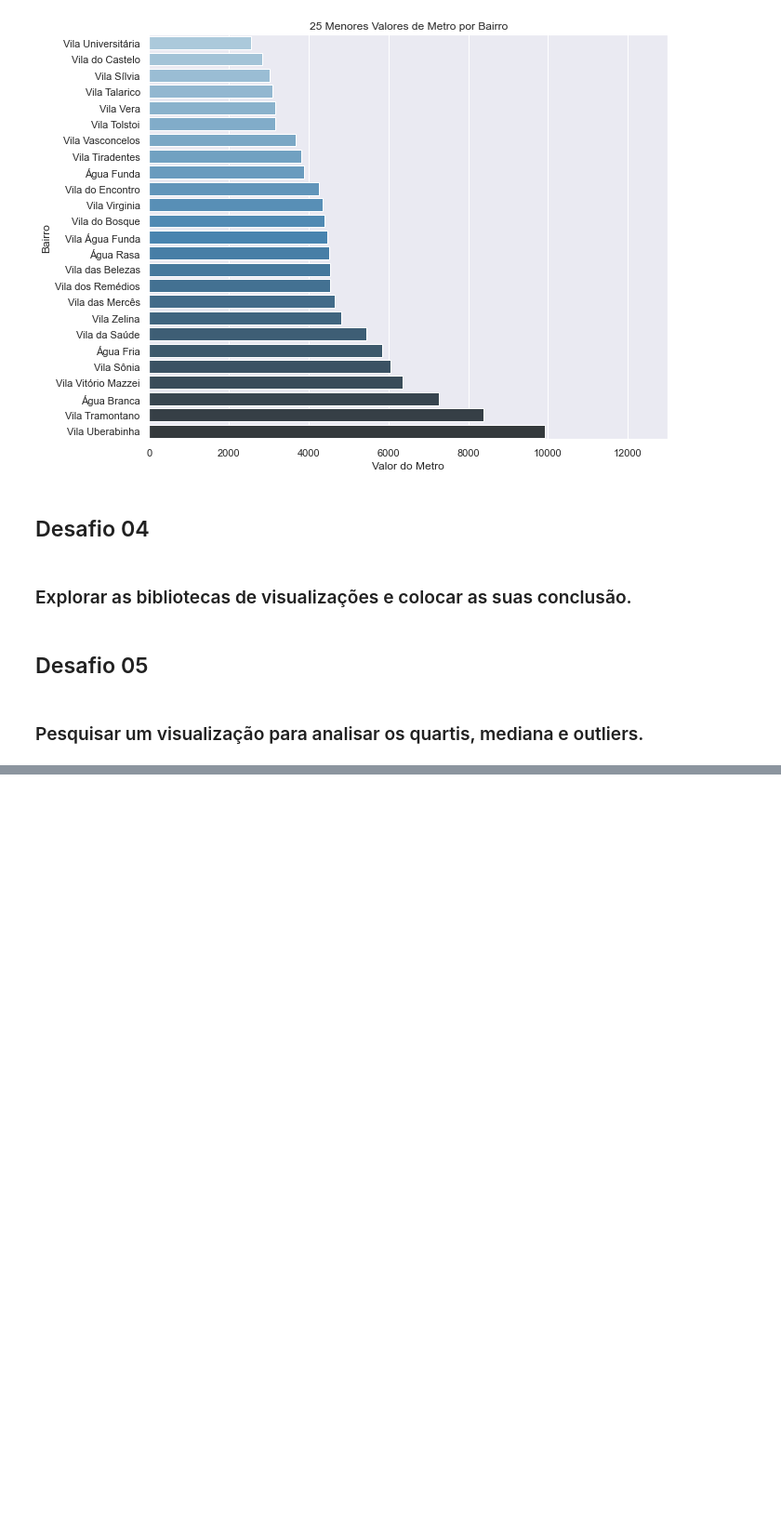
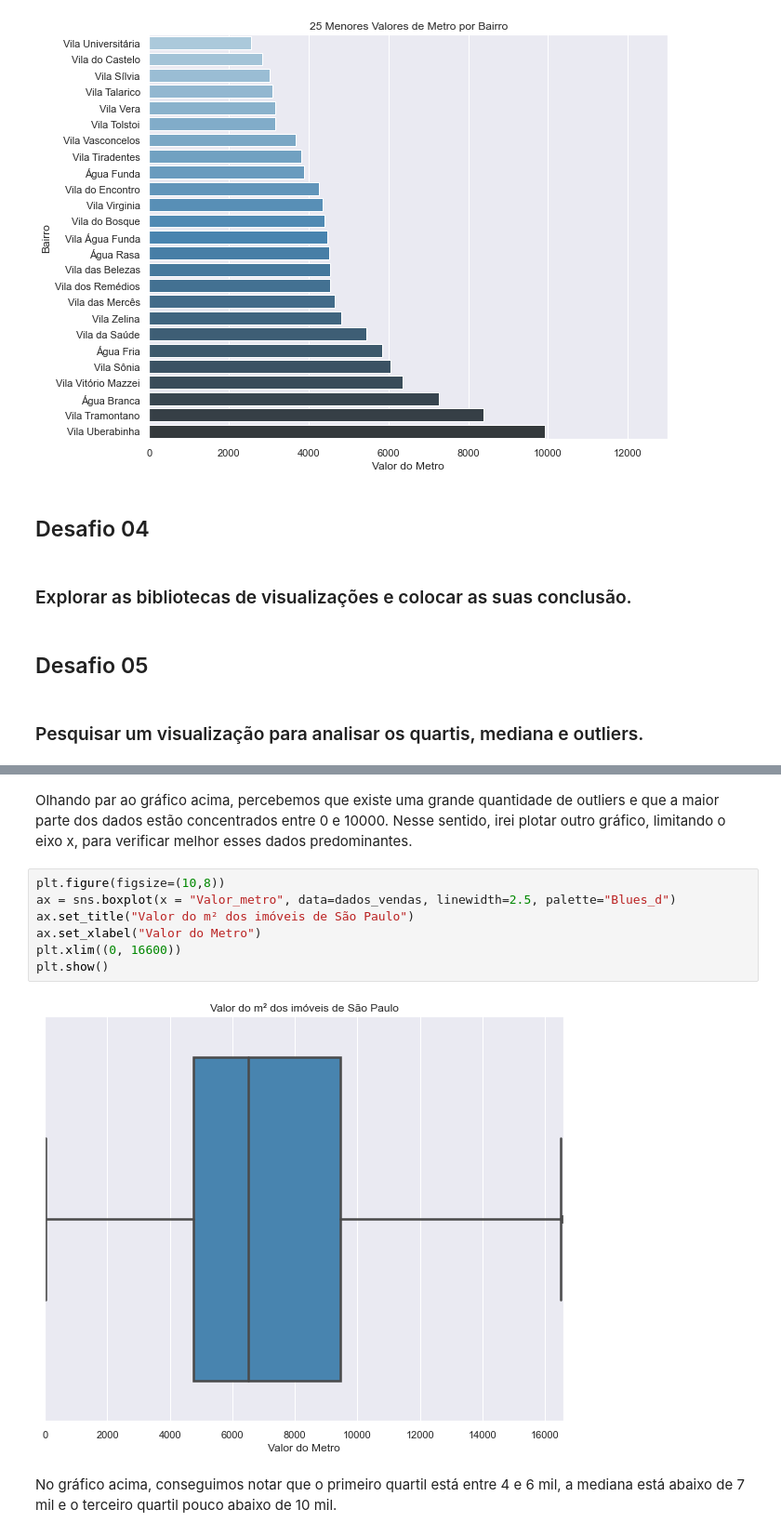
Before and after one commit to pedrogrigorio/Data-Immersion-Alura, a Jupyter notebook: Aulas/Aula_02/desafios_02.ipynb, the cells around one changed output, grey strips where cells are left out. Shown: that part at 93% size. Cells and saved outputs as stored; diff of their text form; blank space fills up the shorter version.

```diff
--- a/Aulas/Aula_02/desafios_02.ipynb
+++ b/Aulas/Aula_02/desafios_02.ipynb
@@ -254,0 +274,13 @@ sns.boxplot(x = 'Vagas', y = 'Valor_em_milhão', data = dados_vendas)
+# %% [markdown]
+Olhando par ao gráfico acima, percebemos que existe uma grande quantidade de outliers e que a maior parte dos dados estão concentrados entre 0 e 10000. Nesse sentido, irei plotar outro gráfico, limitando o eixo x, para verificar melhor esses dados predominantes.
+# %%
+plt.figure(figsize=(10,8))
+ax = sns.boxplot(x = "Valor_metro", data=dados_vendas, linewidth=2.5, palette="Blues_d")
+ax.set_title("Valor do m² dos imóveis de São Paulo")
+ax.set_xlabel("Valor do Metro")
+plt.xlim((0, 16600))
+plt.show()
+# %% [output]
+[figure, added]
+# %% [markdown]
+No gráfico acima, conseguimos notar que o primeiro quartil está entre 4 e 6 mil, a mediana está abaixo de 7 mil e o terceiro quartil pouco abaixo de 10 mil.
```
Also changed, not shown: parts of 5 cells of this notebook, 1 other file.
